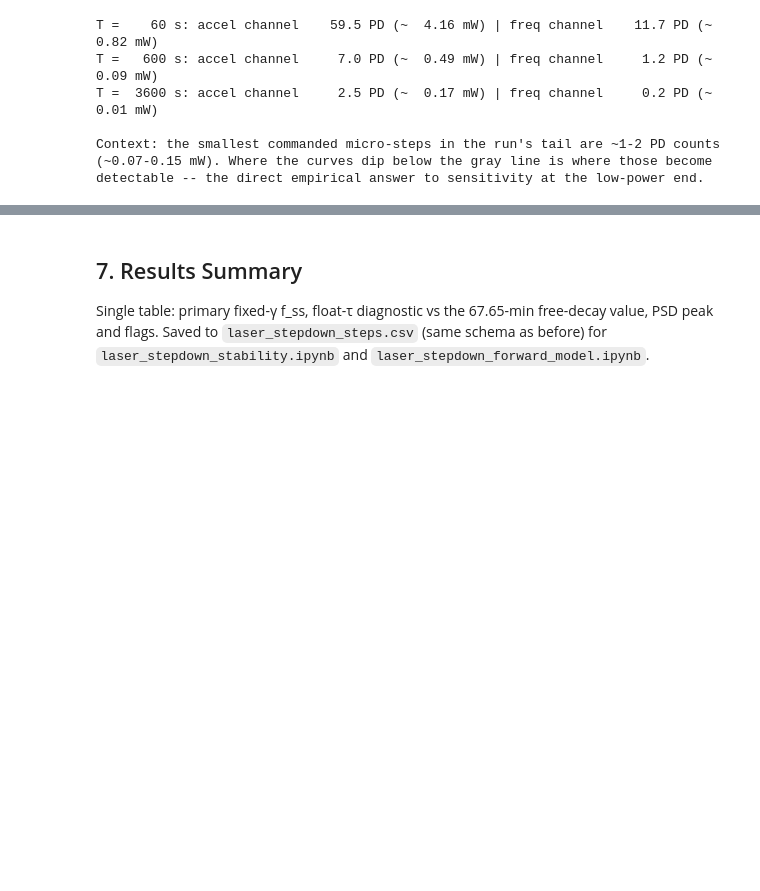
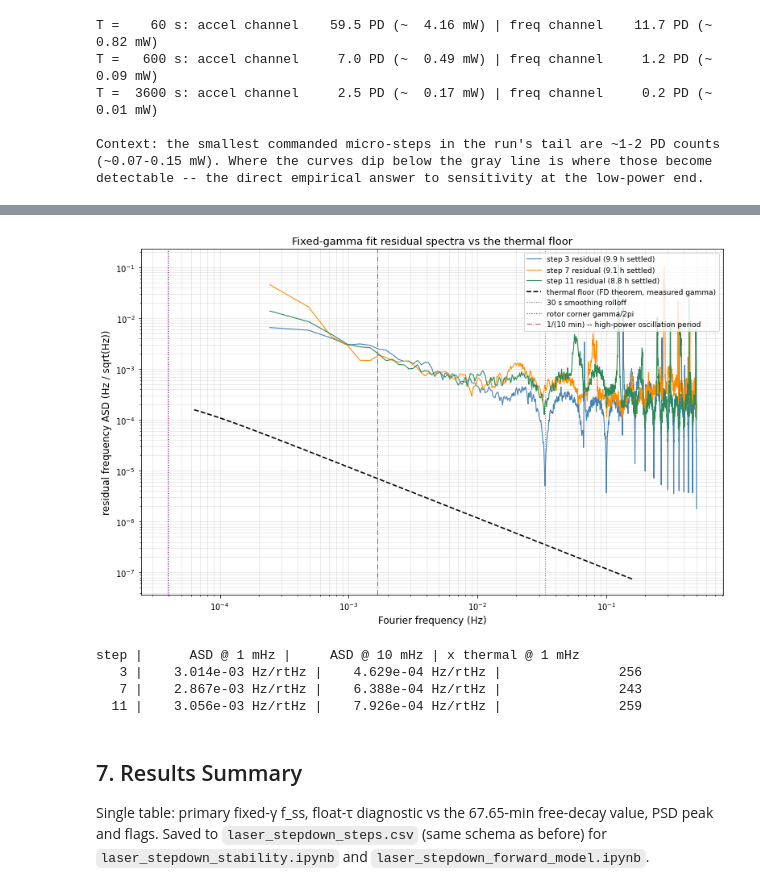
Before and after one commit to Moore-Lab/Decay-Sail, a Jupyter notebook: analysis/laser_stepdown_settling.ipynb, the cells around one changed output, grey strips where cells are left out. Saved outputs shown, nothing was run; the diff lists cells and outputs as text; code cells hidden in the pictures; blank space fills up the shorter version.

```diff
--- a/analysis/laser_stepdown_settling.ipynb
+++ b/analysis/laser_stepdown_settling.ipynb
@@ -755,3 +778,63 @@ detectable -- the direct empirical answer to sensitivity at the low-power end.
+# %%
+KB_J   = 1.380649e-23   # J/K
+T_BATH = 300.0           # K
+PSD_NPERSEG_S = 4096     # s at 1 Hz -> resolves down to ~2.4e-4 Hz
+
+def thermal_asd_f(f_hz):
+    """FD-theorem torque-noise floor as a one-sided ASD of spin frequency f
+    (Hz/sqrt(Hz)): S_omega = 4 kB T gamma / (I (gamma^2 + (2 pi f)^2)),
+    S_f = S_omega / (2 pi)^2. Uses the MEASURED free-decay gamma."""
+    s_om = 4 * KB_J * T_BATH * GAMMA_FREE / (
+        I_TOTAL_KGM2 * (GAMMA_FREE**2 + (2 * np.pi * f_hz)**2))
+    return np.sqrt(s_om) / (2 * np.pi)
+
+fig, ax = plt.subplots(figsize=(11, 7))
+psd_colors = {3: 'steelblue', 7: 'darkorange', 11: 'seagreen'}
+resid_psds = {}
+for r in fit_results:
+    if r['step'] not in LONG_STEPS:
+        continue
+    ts = r['t_fit'] - r['t_fit_start']
+    resid = r['f_fit'] - model_fixed_gamma(ts, r['A_fx'], r['fss_fx'])
+    half = len(resid) // 2
+    t_h, res_h = r['t_fit'][half:], resid[half:]
+    # uniform 1 Hz resampling (the env cut leaves tiny gaps; the 30 s upstream
+    # smoothing means nothing above ~0.03 Hz survives anyway)
+    tg = np.arange(t_h[0], t_h[-1], 1.0)
+    rg = np.interp(tg, t_h, res_h)
+    freqs, psd = welch(rg, fs=1.0, nperseg=PSD_NPERSEG_S, scaling='density')
+    resid_psds[r['step']] = (freqs, psd)
+    ax.loglog(freqs[1:], np.sqrt(psd[1:]), lw=1.1, color=psd_colors[r['step']],
+              label=f"step {r['step']} residual ({len(rg)/3600:.1f} h settled)")
+
+f_line = np.logspace(-4.2, -0.8, 300)
+ax.loglog(f_line, thermal_asd_f(f_line), 'k--', lw=1.6,
+          label='thermal floor (FD theorem, measured gamma)')
+ax.axvline(1 / 30, color='gray', ls=':', lw=1.1, label='30 s smoothing rolloff')
+ax.axvline(GAMMA_FREE / (2 * np.pi), color='purple', ls=':', lw=1.1,
+           label='rotor corner gamma/2pi')
+ax.axvline(1 / 600, color='firebrick', ls='-.', lw=1.0, alpha=0.8,
+           label='1/(10 min) -- high-power oscillation period')
+ax.set_xlabel('Fourier frequency (Hz)', fontsize=12)
+ax.set_ylabel('residual frequency ASD (Hz / sqrt(Hz))', fontsize=12)
+ax.set_title('Fixed-gamma fit residual spectra vs the thermal floor', fontsize=13)
+ax.legend(fontsize=9, loc='upper right')
+ax.grid(True, which='both', alpha=0.3)
+plt.tight_layout()
+plt.show()
+
+print(f"{'step':>4} | {'ASD @ 1 mHz':>16} | {'ASD @ 10 mHz':>16} | {'x thermal @ 1 mHz':>17}")
+for stp, (freqs, psd) in sorted(resid_psds.items()):
+    asd1 = np.sqrt(np.interp(1e-3, freqs, psd))
+    asd10 = np.sqrt(np.interp(1e-2, freqs, psd))
+    print(f"{stp:>4} | {asd1:>12.3e} Hz/rtHz | {asd10:>12.3e} Hz/rtHz | "
+          f"{asd1/thermal_asd_f(np.array([1e-3]))[0]:>17.0f}")
+# %% [output]
+[figure, added]
+step |      ASD @ 1 mHz |     ASD @ 10 mHz | x thermal @ 1 mHz
+   3 |    3.014e-03 Hz/rtHz |    4.629e-04 Hz/rtHz |               256
+   7 |    2.867e-03 Hz/rtHz |    6.388e-04 Hz/rtHz |               243
+  11 |    3.056e-03 Hz/rtHz |    7.926e-04 Hz/rtHz |               259
 # %% [markdown]
 ## 7. Results Summary
 Single table: primary fixed-γ f_ss, float-τ diagnostic vs the 67.65-min free-decay
```
Also changed, not shown: parts of 1 cell of this notebook.
